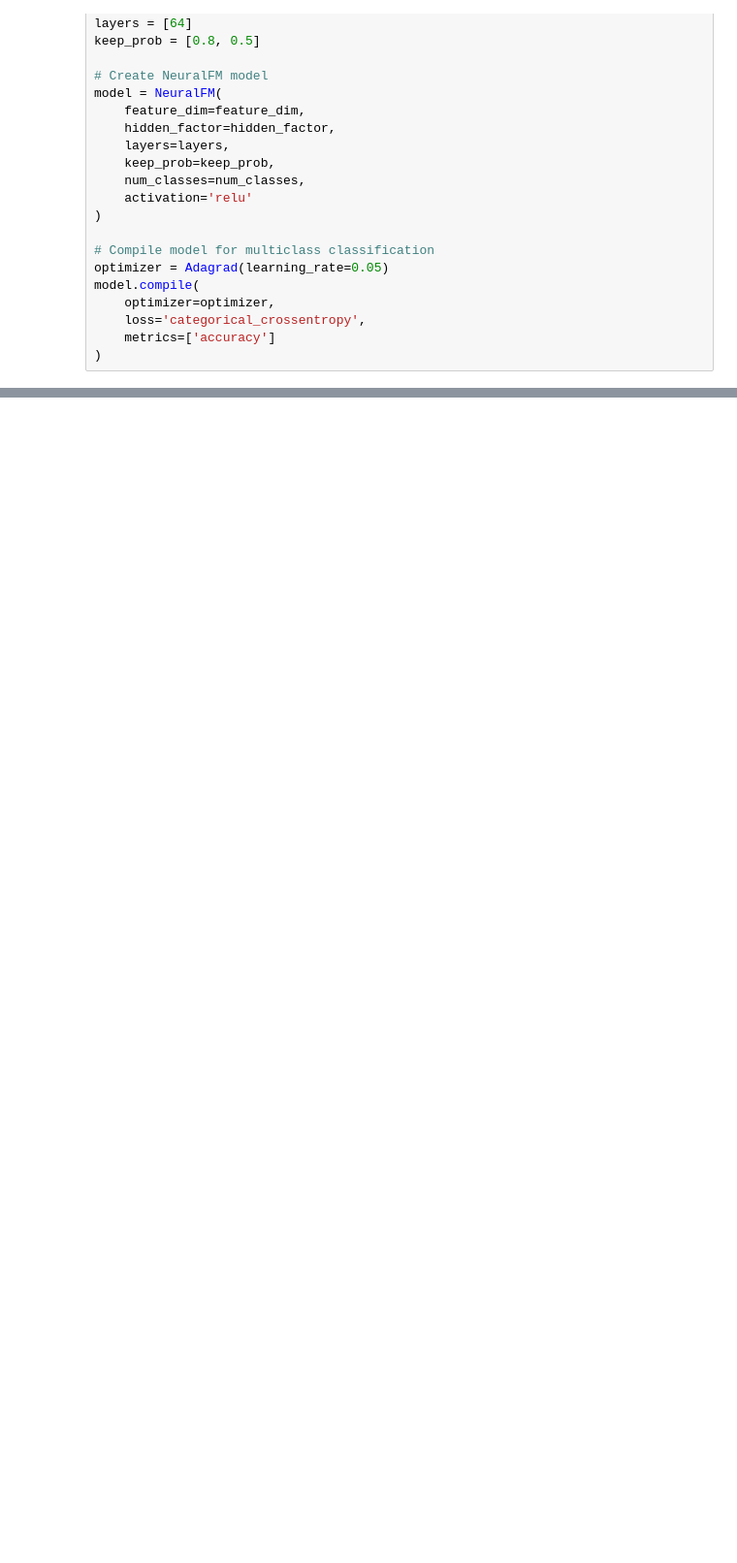
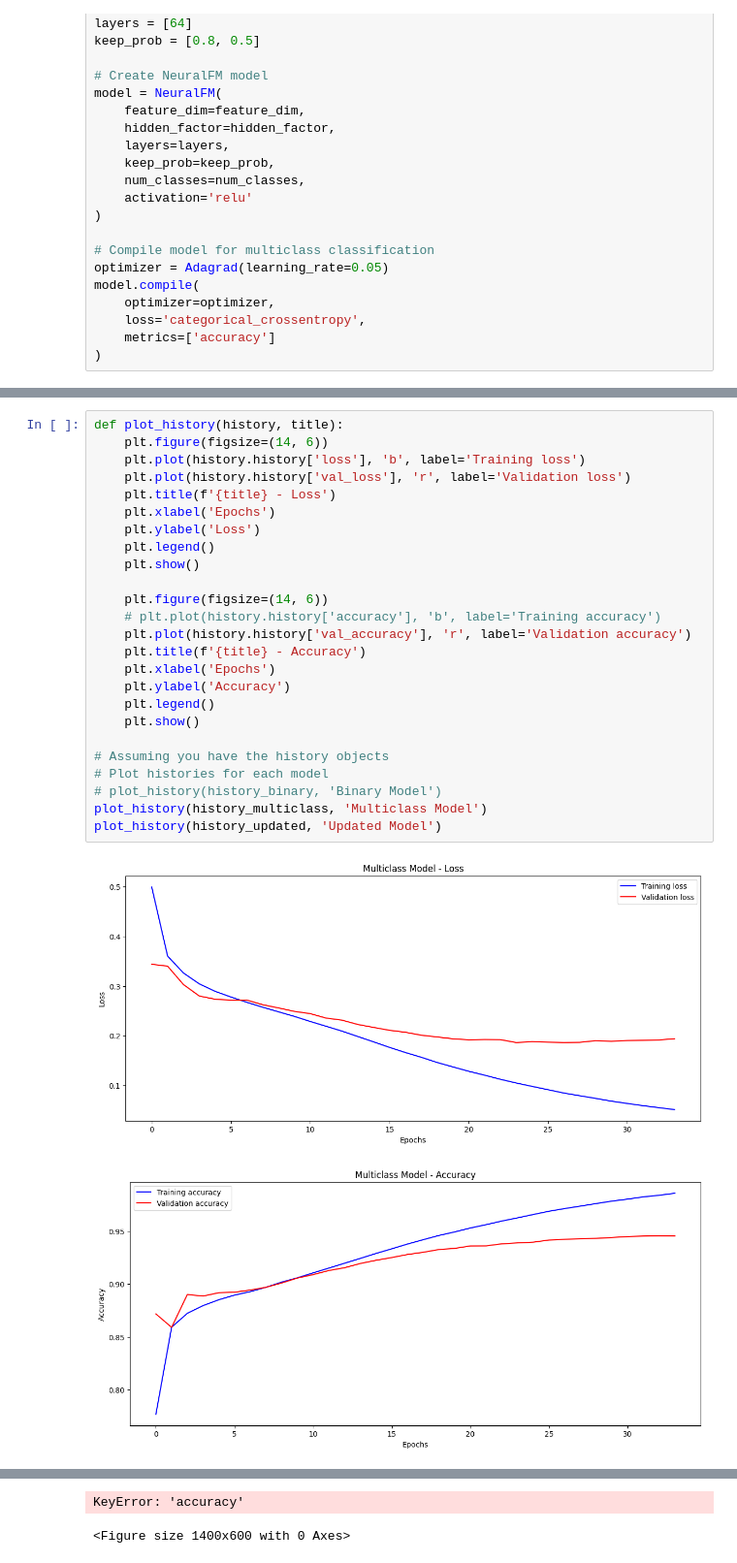
Before and after one commit to MarsImmortal/neural_factorization_machine, a Jupyter notebook: NFM.ipynb, the cells around one changed output, grey strips where cells are left out. Shown at 97% size. Cells and saved outputs as stored; diff of their text form; blank space fills up the shorter version.

```diff
--- a/NFM.ipynb
+++ b/NFM.ipynb
@@ -896,0 +1186,28 @@ weighted avg       0.94      0.94      0.94     28860
+# %%
+def plot_history(history, title):
+    plt.figure(figsize=(14, 6))
+    plt.plot(history.history['loss'], 'b', label='Training loss')
+    plt.plot(history.history['val_loss'], 'r', label='Validation loss')
+    plt.title(f'{title} - Loss')
+    plt.xlabel('Epochs')
+    plt.ylabel('Loss')
+    plt.legend()
+    plt.show()
+
+    plt.figure(figsize=(14, 6))
+    # plt.plot(history.history['accuracy'], 'b', label='Training accuracy')
+    plt.plot(history.history['val_accuracy'], 'r', label='Validation accuracy')
+    plt.title(f'{title} - Accuracy')
+    plt.xlabel('Epochs')
+    plt.ylabel('Accuracy')
+    plt.legend()
+    plt.show()
+
+# Assuming you have the history objects
+# Plot histories for each model
+# plot_history(history_binary, 'Binary Model')
+plot_history(history_multiclass, 'Multiclass Model')
+plot_history(history_updated, 'Updated Model')
+# %% [output]
+[figure, added]
+[figure, added]
@@ -896,0 +1215,2 @@ weighted avg       0.94      0.94      0.94     28860
+KeyError: 'accuracy'
+<Figure size 1400x600 with 0 Axes>
```
Also changed, not shown: parts of 24 cells of this notebook.
